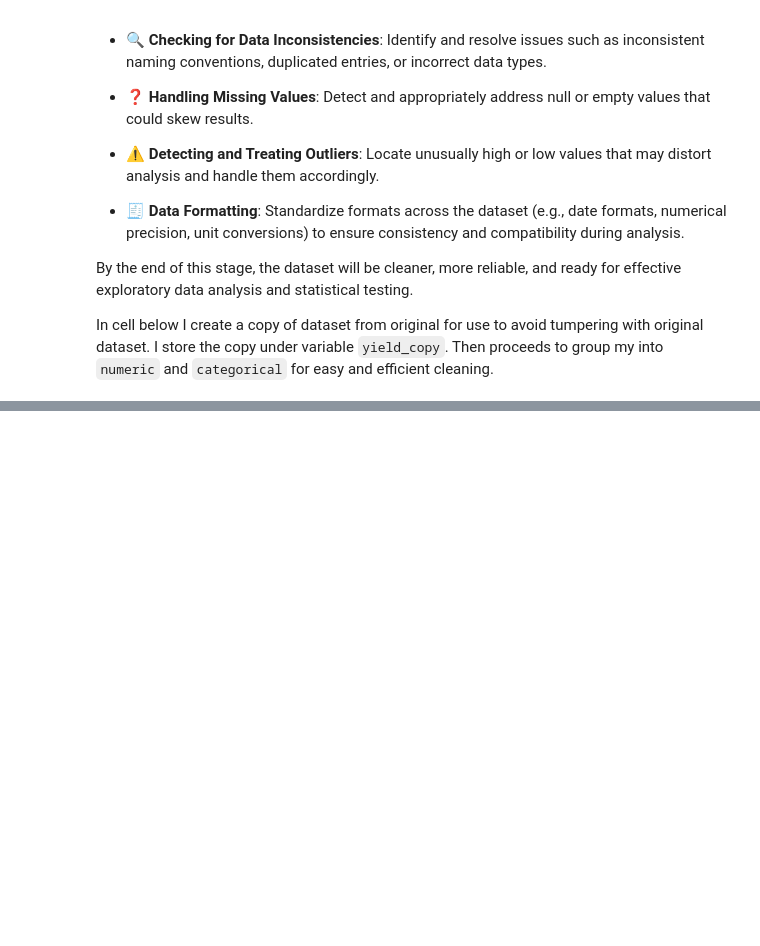
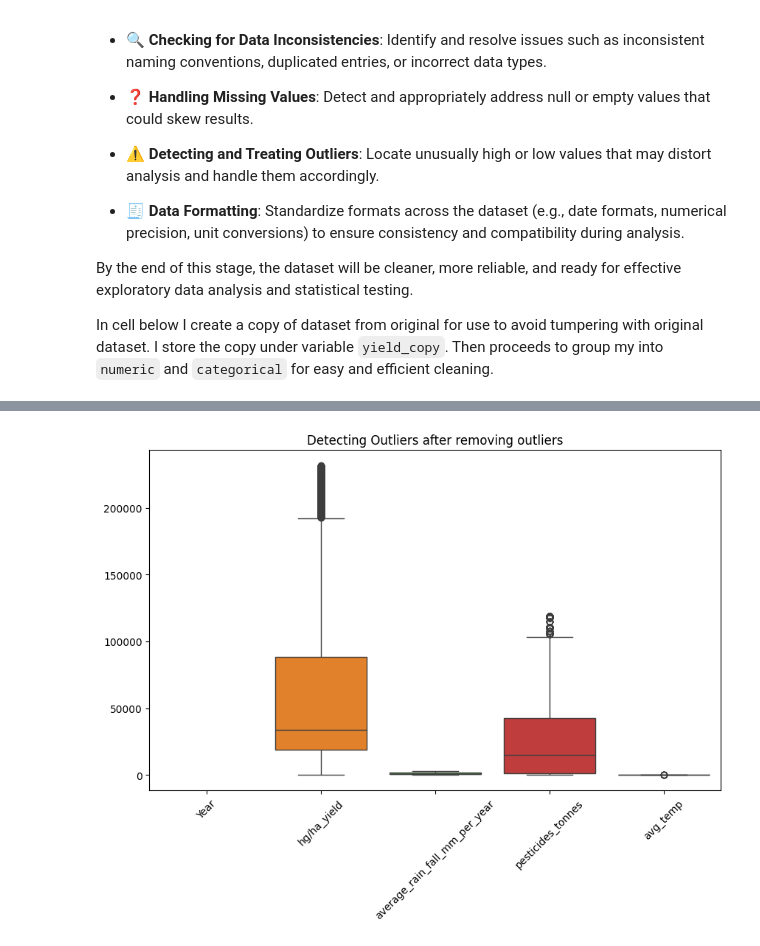
Before and after one commit to RonnyMuthomi/Climate-yield-analysis, a Jupyter notebook: index.ipynb, the cells around one changed output, grey strips where cells are left out. Cells and saved outputs as stored; diff of their text form; code cells hidden in the pictures; blank space fills up the shorter version.

```diff
--- a/index.ipynb
+++ b/index.ipynb
@@ -159,0 +232,27 @@ In cell below I create a copy of dataset from original for use to avoid tumperin
+# %%
+# remove outliers
+
+def remove_outliers(df, column):
+    """Remove outliers from a DataFrame based on the IQR method."""
+    Q1 = df[column].quantile(0.25)
+    Q3 = df[column].quantile(0.75)
+    IQR = Q3 - Q1
+    lower_bound = Q1 - 1.5 * IQR
+    upper_bound = Q3 + 1.5 * IQR
+    return df[(df[column] >= lower_bound) & (df[column] <= upper_bound)]
+
+data = yield_copy[numeric_df]
+columns_to_remove = ['hg/ha_yield', 'pesticides_tonnes', 'average_rain_fall_mm_per_year', 'avg_temp' ]
+
+for col in columns_to_remove:
+    yield_copy = remove_outliers(data, columns_to_remove)
+# %%
+# check for outliers after removing outliers
+
+fig, ax = plt.subplots(figsize=(10, 6))
+sns.boxplot(data = yield_copy, ax=ax)
+ax.tick_params(axis='x', rotation=45)
+ax.set_title("Detecting Outliers after removing outliers")
+plt.show()
+# %% [output]
+[figure, added]
```
Also changed, not shown: parts of 19 cells of this notebook.
